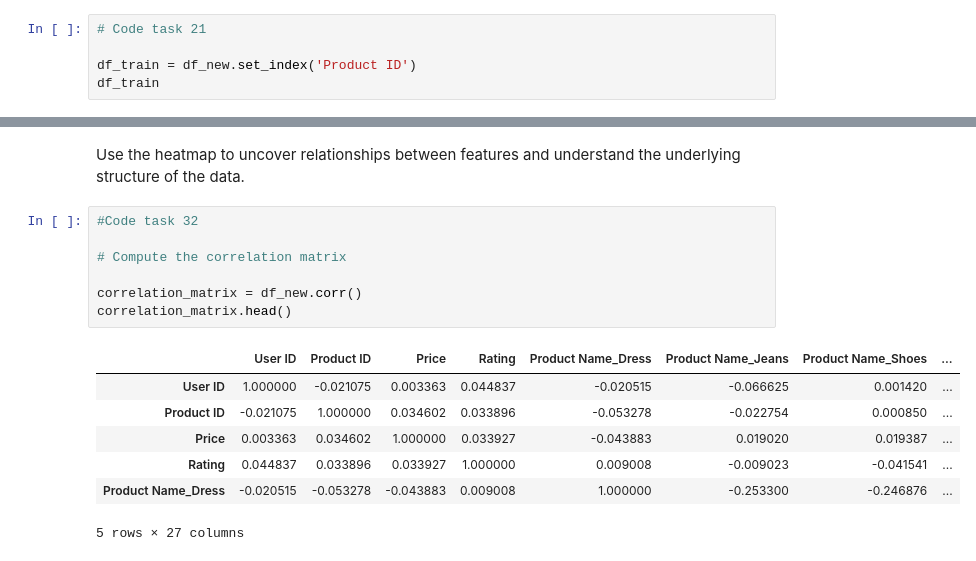
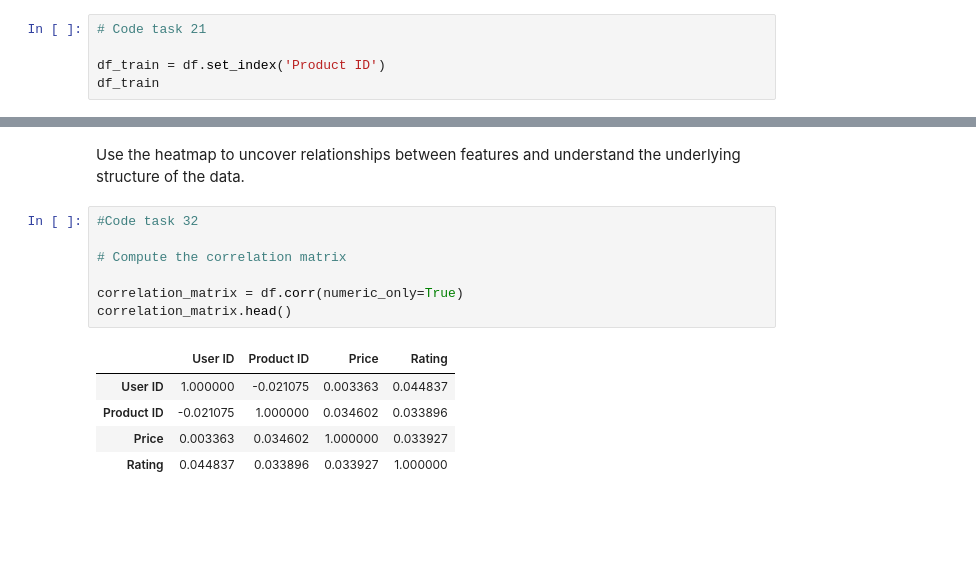
Before and after one commit to swatinw/DataScienceCapstoneProject3, a Jupyter notebook: datawrangling_EDA_datasciencecapstone3-Copy1.ipynb, the cells around one changed output, grey strips where cells are left out. Drawn from its saved outputs; the diff is of its cells as text; blank space fills up the shorter version.

```diff
--- a/datawrangling_EDA_datasciencecapstone3-Copy1.ipynb
+++ b/datawrangling_EDA_datasciencecapstone3-Copy1.ipynb
@@ -359,6 +281,6 @@ Distribution of Rating per Product ID, shows how rating for each Product ID look
 # %%
 # Code task 21
 
-df_train = df_new.set_index('Product ID')
+df_train = df.set_index('Product ID')
 df_train
 # %% [output]
@@ -572,18 +348,16 @@ Use the heatmap to uncover relationships between features and understand the und
 # %%
 #Code task 32
 
 # Compute the correlation matrix
 
-correlation_matrix = df_new.corr()
+correlation_matrix = df.corr(numeric_only=True)
 correlation_matrix.head()
 # %% [output]
-|  | User ID | Product ID | Price | Rating | Product Name_Dress | Product Name_Jeans | Product Name_Shoes | ... |
-| User ID | 1.000000 | -0.021075 | 0.003363 | 0.044837 | -0.020515 | -0.066625 | 0.001420 | ... |
-| Product ID | -0.021075 | 1.000000 | 0.034602 | 0.033896 | -0.053278 | -0.022754 | 0.000850 | ... |
-| Price | 0.003363 | 0.034602 | 1.000000 | 0.033927 | -0.043883 | 0.019020 | 0.019387 | ... |
-| Rating | 0.044837 | 0.033896 | 0.033927 | 1.000000 | 0.009008 | -0.009023 | -0.041541 | ... |
-| Product Name_Dress | -0.020515 | -0.053278 | -0.043883 | 0.009008 | 1.000000 | -0.253300 | -0.246876 | ... |
+|  | User ID | Product ID | Price | Rating |
+| User ID | 1.000000 | -0.021075 | 0.003363 | 0.044837 |
+| Product ID | -0.021075 | 1.000000 | 0.034602 | 0.033896 |
+| Price | 0.003363 | 0.034602 | 1.000000 | 0.033927 |
+| Rating | 0.044837 | 0.033896 | 0.033927 | 1.000000 |
-5 rows × 27 columns
 # %%
 #Code task 33
 
```
Also changed, not shown: parts of 31 cells of this notebook.
